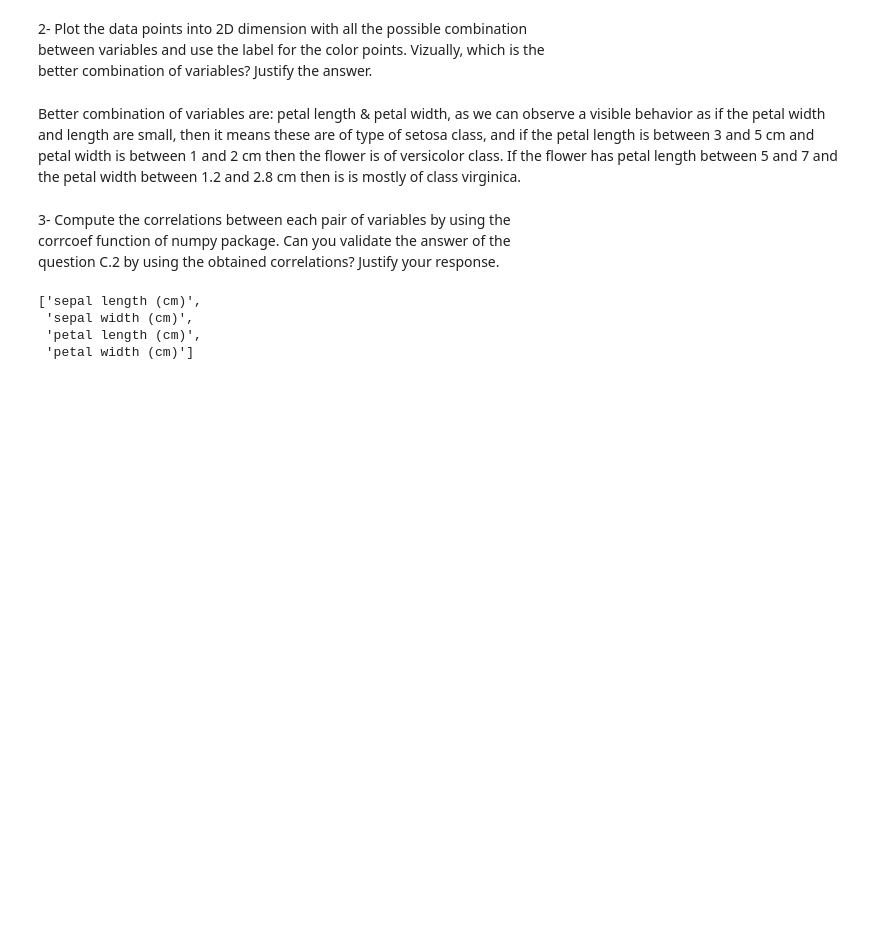
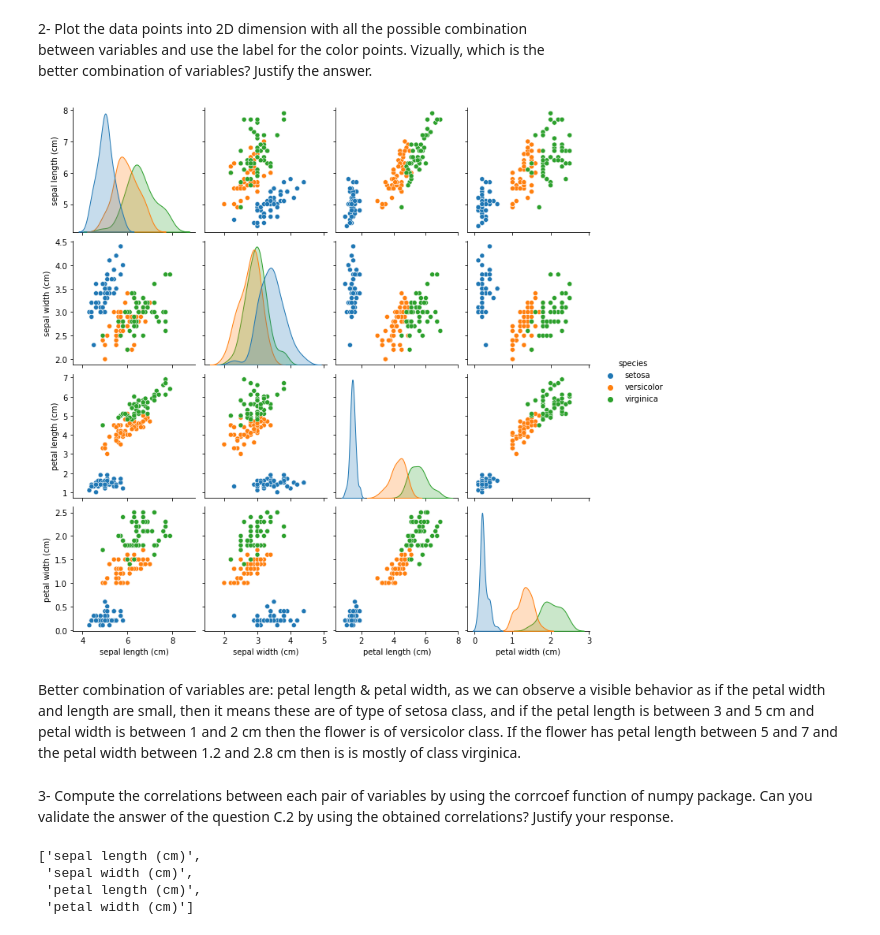
Before and after one commit to speianudana/AnalysisAndVisualisationOfData, a Jupyter notebook: Lab_1/Lab1.ipynb, the cells around one changed output. Saved outputs shown, nothing was run; the diff lists cells and outputs as text; code cells hidden in the pictures; blank space fills up the shorter version.

```diff
--- a/Lab_1/Lab1.ipynb
+++ b/Lab_1/Lab1.ipynb
@@ -199,9 +190,14 @@ fig.show()
+# %%
+import seaborn as sns
+df['species'] = pd.Series(iris.target).map(target_map)
+
+g = sns.pairplot(df,hue="species")
+# %% [output]
+[figure, added]
 # %% [markdown]
 Better combination of variables are: petal length & petal width, as we can observe a visible behavior as if the petal width and length are small, then it means these are of type of setosa class, and if the petal length is between 3 and 5 cm and petal width is between 1 and 2 cm then the flower is of versicolor class. If the flower has petal length between 5 and 7 and the petal width between 1.2 and 2.8 cm then is is mostly of class virginica.
 # %% [markdown]
-3- Compute	 the	 correlations	 between	 each	 pair	 of	 variables	 by	 using	 the
-corrcoef function	 of	 numpy package.	 Can	 you	 validate	 the	 answer	 of	 the
-question	C.2	by	using	the	obtained	correlations? Justify	your	response.
+3- Compute	 the	 correlations	 between	 each	 pair	 of	 variables	 by	 using	 the corrcoef function	 of	 numpy package.	 Can	 you	 validate	 the	 answer	 of	 the question	C.2	by	using	the	obtained	correlations? Justify	your	response.
 # %%
 variables = iris.feature_names
 variables
```
Also changed, not shown: parts of 2 cells of this notebook, 1 other file.
